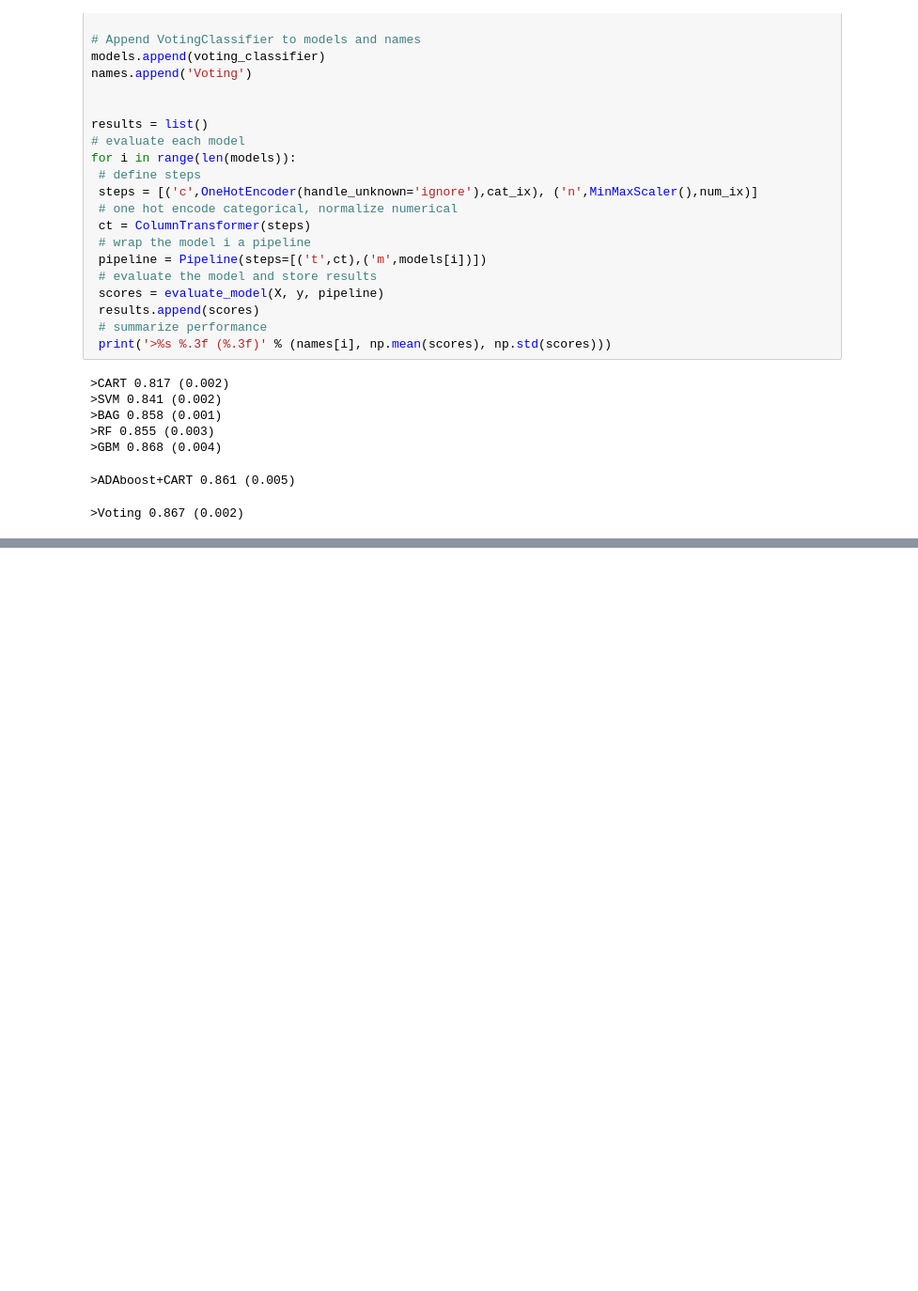
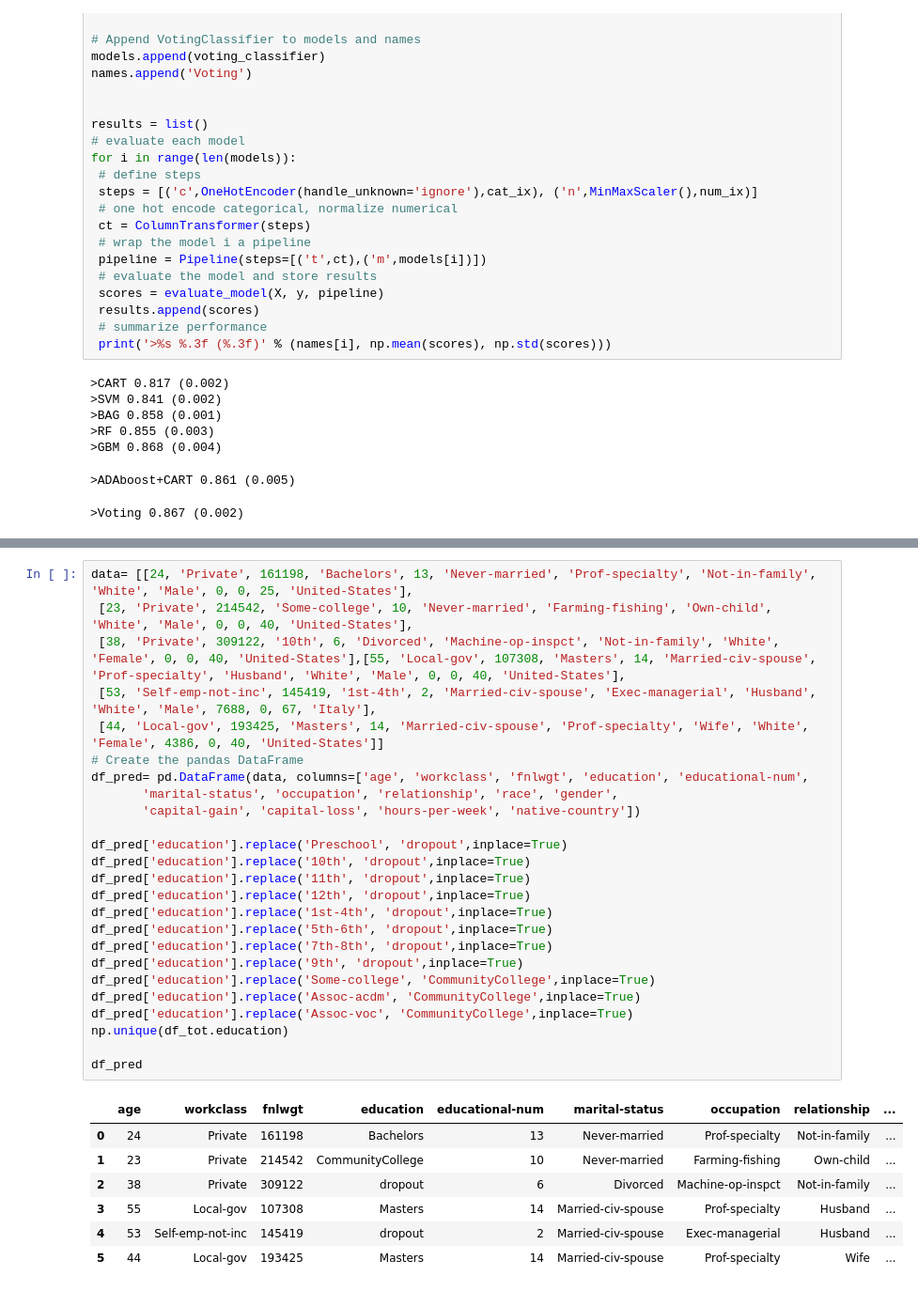
Before and after one commit to tdejaeger/Data_science_lectures, a Jupyter notebook: Adult_income.ipynb, the cells around one changed output, grey strips where cells are left out. Shown: that part at 94% size. Drawn from its saved outputs; the diff is of its cells as text; blank space fills up the shorter version.

```diff
--- a/Adult_income.ipynb
+++ b/Adult_income.ipynb
@@ -696,0 +720,33 @@ plt.show()
+# %%
+data= [[24, 'Private', 161198, 'Bachelors', 13, 'Never-married', 'Prof-specialty', 'Not-in-family', 'White', 'Male', 0, 0, 25, 'United-States'],
+ [23, 'Private', 214542, 'Some-college', 10, 'Never-married', 'Farming-fishing', 'Own-child', 'White', 'Male', 0, 0, 40, 'United-States'],
+ [38, 'Private', 309122, '10th', 6, 'Divorced', 'Machine-op-inspct', 'Not-in-family', 'White', 'Female', 0, 0, 40, 'United-States'],[55, 'Local-gov', 107308, 'Masters', 14, 'Married-civ-spouse', 'Prof-specialty', 'Husband', 'White', 'Male', 0, 0, 40, 'United-States'],
+ [53, 'Self-emp-not-inc', 145419, '1st-4th', 2, 'Married-civ-spouse', 'Exec-managerial', 'Husband', 'White', 'Male', 7688, 0, 67, 'Italy'],
+ [44, 'Local-gov', 193425, 'Masters', 14, 'Married-civ-spouse', 'Prof-specialty', 'Wife', 'White', 'Female', 4386, 0, 40, 'United-States']]
+# Create the pandas DataFrame
+df_pred= pd.DataFrame(data, columns=['age', 'workclass', 'fnlwgt', 'education', 'educational-num',
+       'marital-status', 'occupation', 'relationship', 'race', 'gender',
+       'capital-gain', 'capital-loss', 'hours-per-week', 'native-country'])
+
+df_pred['education'].replace('Preschool', 'dropout',inplace=True)
+df_pred['education'].replace('10th', 'dropout',inplace=True)
+df_pred['education'].replace('11th', 'dropout',inplace=True)
+df_pred['education'].replace('12th', 'dropout',inplace=True)
+df_pred['education'].replace('1st-4th', 'dropout',inplace=True)
+df_pred['education'].replace('5th-6th', 'dropout',inplace=True)
+df_pred['education'].replace('7th-8th', 'dropout',inplace=True)
+df_pred['education'].replace('9th', 'dropout',inplace=True)
+df_pred['education'].replace('Some-college', 'CommunityCollege',inplace=True)
+df_pred['education'].replace('Assoc-acdm', 'CommunityCollege',inplace=True)
+df_pred['education'].replace('Assoc-voc', 'CommunityCollege',inplace=True)
+np.unique(df_tot.education)
+
+df_pred
+# %% [output]
+|  | age | workclass | fnlwgt | education | educational-num | marital-status | occupation | relationship | ... |
+| 0 | 24 | Private | 161198 | Bachelors | 13 | Never-married | Prof-specialty | Not-in-family | ... |
+| 1 | 23 | Private | 214542 | CommunityCollege | 10 | Never-married | Farming-fishing | Own-child | ... |
+| 2 | 38 | Private | 309122 | dropout | 6 | Divorced | Machine-op-inspct | Not-in-family | ... |
+| 3 | 55 | Local-gov | 107308 | Masters | 14 | Married-civ-spouse | Prof-specialty | Husband | ... |
+| 4 | 53 | Self-emp-not-inc | 145419 | dropout | 2 | Married-civ-spouse | Exec-managerial | Husband | ... |
+| 5 | 44 | Local-gov | 193425 | Masters | 14 | Married-civ-spouse | Prof-specialty | Wife | ... |
```
Also changed, not shown: parts of 4 cells of this notebook, 1 other file.
